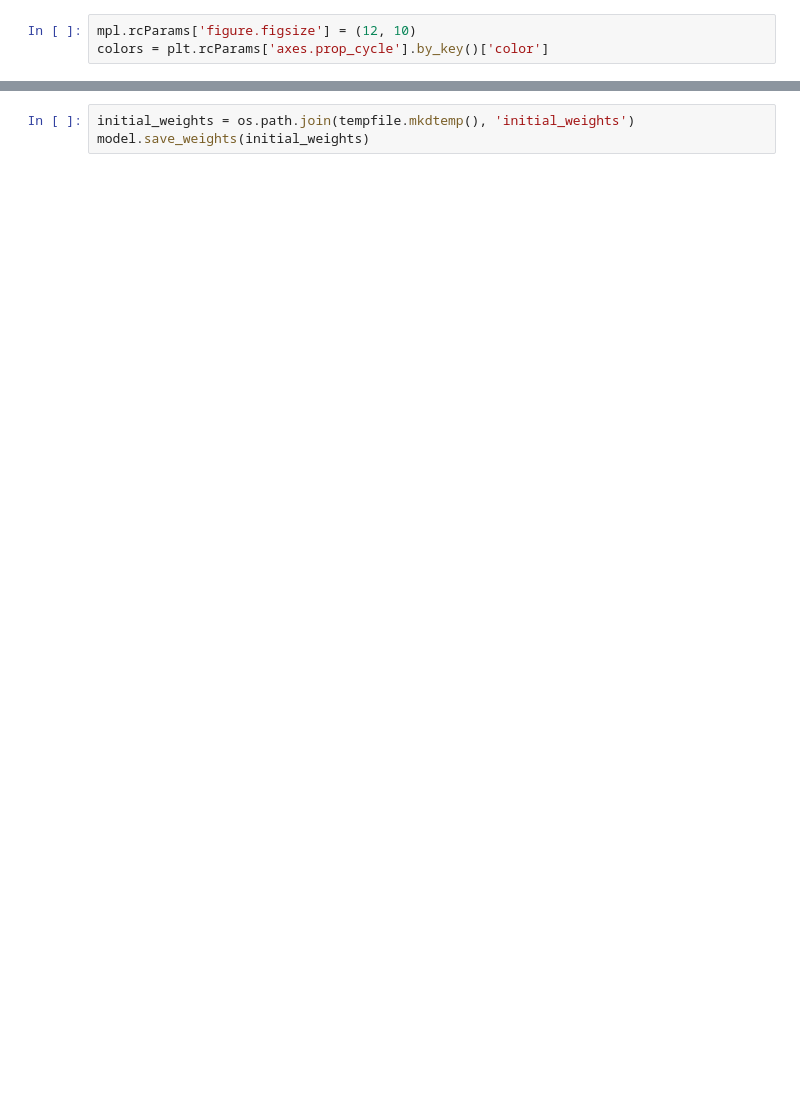
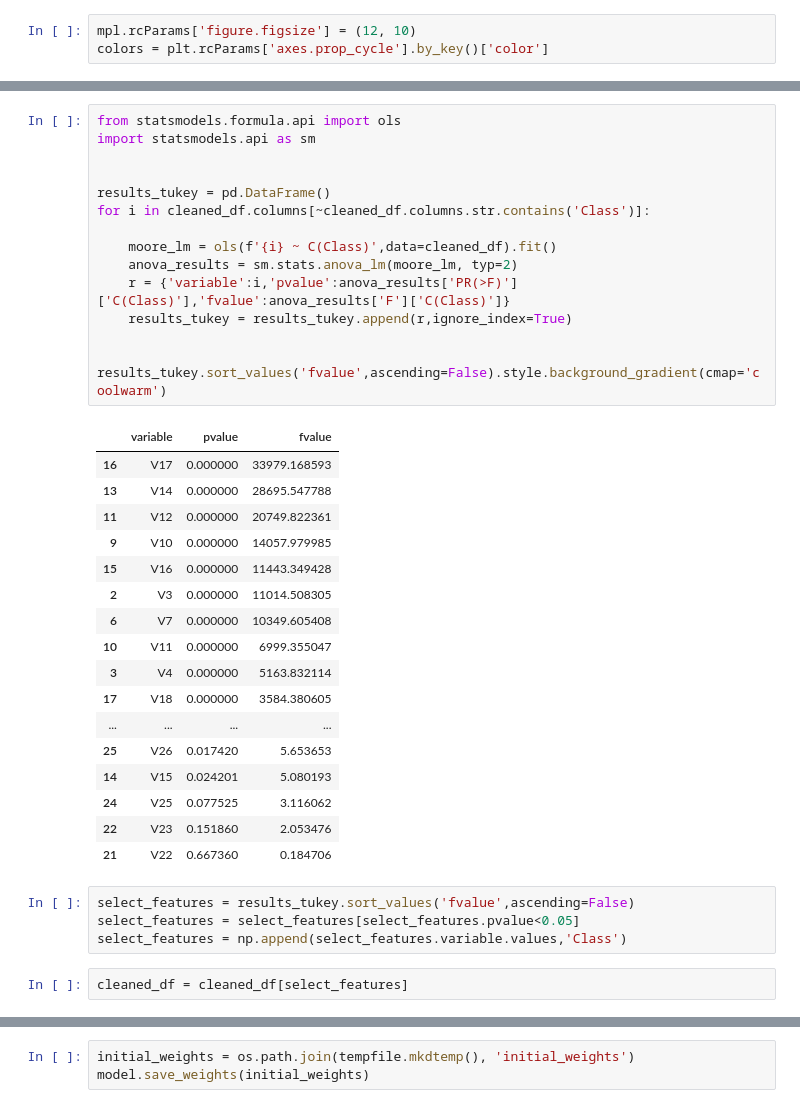
Before and after one commit to lucapqg/Deep-Learning, a Jupyter notebook: credit_card_fraud_tensorflow.ipynb, the cells around one changed output, grey strips where cells are left out. Saved outputs shown, nothing was run; the diff lists cells and outputs as text; blank space fills up the shorter version.

```diff
--- a/credit_card_fraud_tensorflow.ipynb
+++ b/credit_card_fraud_tensorflow.ipynb
@@ -65 +91,40 @@ cleaned_df['Log Ammount'] = np.log(cleaned_df.pop('Amount')+eps)
+# %%
+from statsmodels.formula.api import ols
+import statsmodels.api as sm
+
+
+results_tukey = pd.DataFrame()
+for i in cleaned_df.columns[~cleaned_df.columns.str.contains('Class')]:
+
+    moore_lm = ols(f'{i} ~ C(Class)',data=cleaned_df).fit()
+    anova_results = sm.stats.anova_lm(moore_lm, typ=2)
+    r = {'variable':i,'pvalue':anova_results['PR(>F)']['C(Class)'],'fvalue':anova_results['F']['C(Class)']}
+    results_tukey = results_tukey.append(r,ignore_index=True)
+
+
+results_tukey.sort_values('fvalue',ascending=False).style.background_gradient(cmap='coolwarm')
+# %% [output]
+|  | variable | pvalue | fvalue |
+| 16 | V17 | 0.000000 | 33979.168593 |
+| 13 | V14 | 0.000000 | 28695.547788 |
+| 11 | V12 | 0.000000 | 20749.822361 |
+| 9 | V10 | 0.000000 | 14057.979985 |
+| 15 | V16 | 0.000000 | 11443.349428 |
+| 2 | V3 | 0.000000 | 11014.508305 |
+| 6 | V7 | 0.000000 | 10349.605408 |
+| 10 | V11 | 0.000000 | 6999.355047 |
+| 3 | V4 | 0.000000 | 5163.832114 |
+| 17 | V18 | 0.000000 | 3584.380605 |
+| ... | ... | ... | ... |
+| 25 | V26 | 0.017420 | 5.653653 |
+| 14 | V15 | 0.024201 | 5.080193 |
+| 24 | V25 | 0.077525 | 3.116062 |
+| 22 | V23 | 0.151860 | 2.053476 |
+| 21 | V22 | 0.667360 | 0.184706 |
+# %%
+select_features = results_tukey.sort_values('fvalue',ascending=False)
+select_features = select_features[select_features.pvalue<0.05]
+select_features = np.append(select_features.variable.values,'Class')
+# %%
+cleaned_df = cleaned_df[select_features]
 # %%
```
Also changed, not shown: parts of 25 cells of this notebook.
